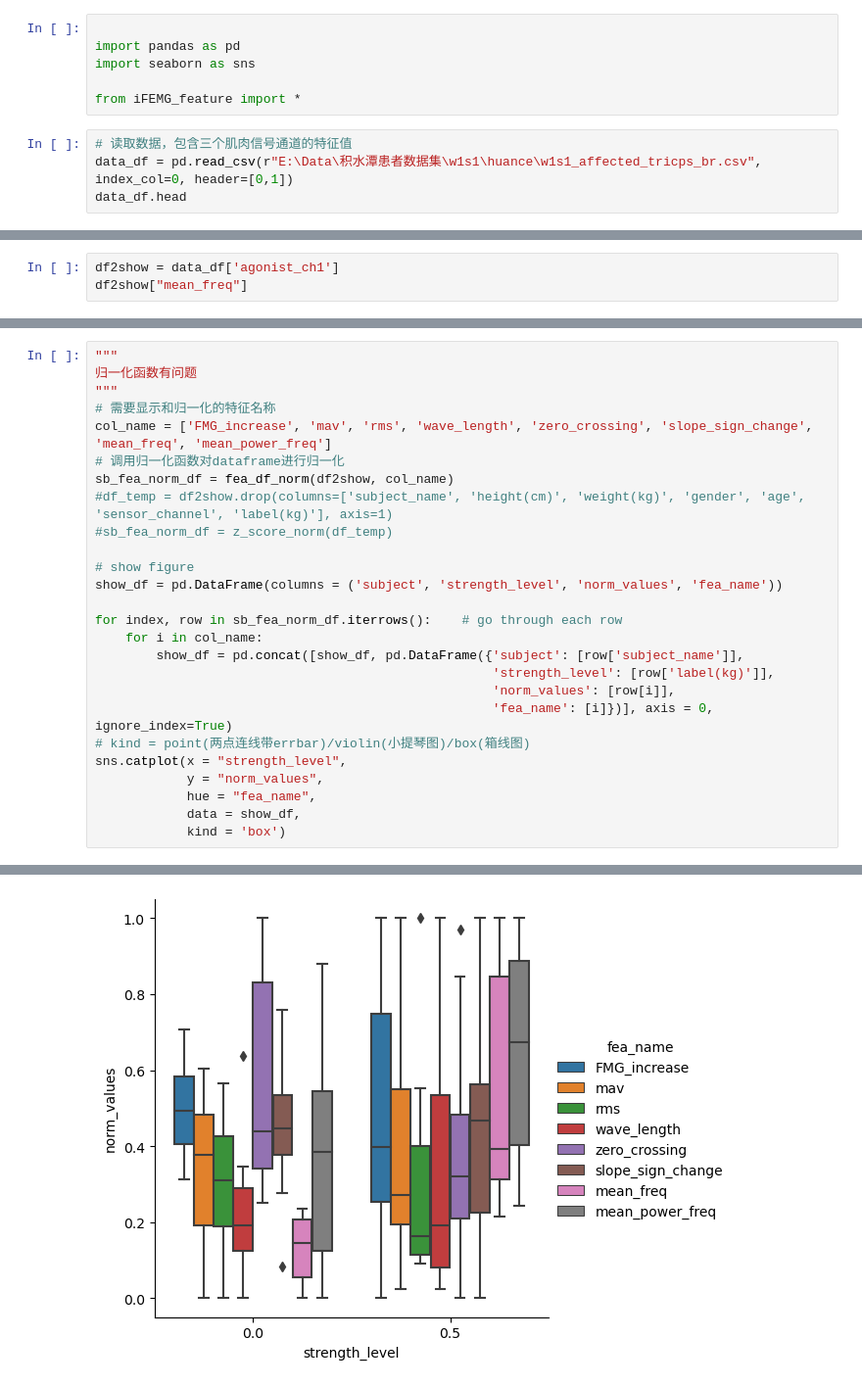
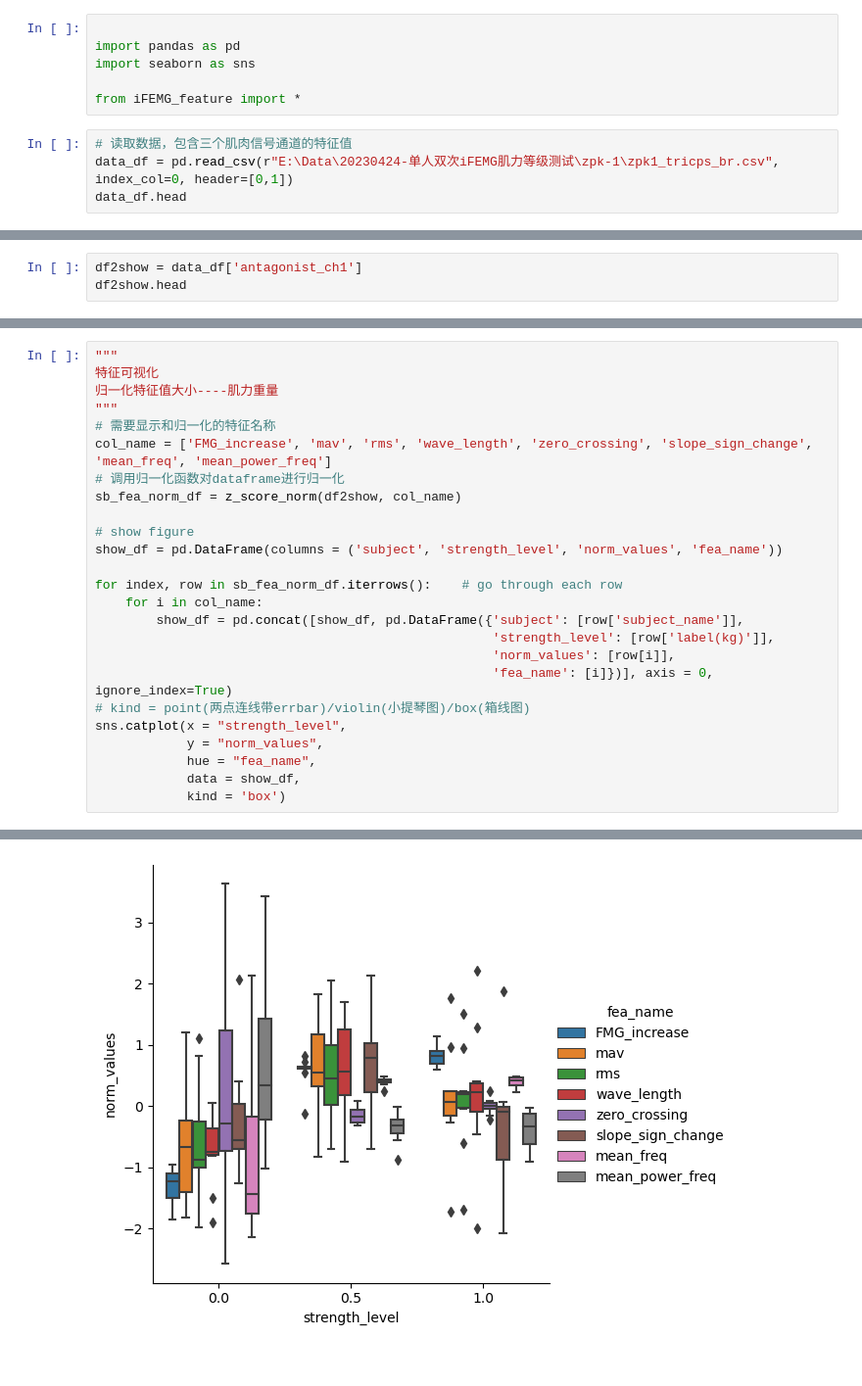
Before and after one commit to WynminMark/FMG-sEMG-processing, a Jupyter notebook: feature_visualization.ipynb, the cells around one changed output, grey strips where cells are left out. Shown at 98% size. Cells and saved outputs as stored; diff of their text form.

```diff
--- a/feature_visualization.ipynb
+++ b/feature_visualization.ipynb
@@ -6,6 +6,6 @@ import seaborn as sns
 from iFEMG_feature import *
 # %%
 # 读取数据，包含三个肌肉信号通道的特征值
-data_df = pd.read_csv(r"E:\Data\积水潭患者数据集\w1s1\huance\w1s1_affected_tricps_br.csv", index_col=0, header=[0,1])
+data_df = pd.read_csv(r"E:\Data\20230424-单人双次iFEMG肌力等级测试\zpk-1\zpk1_tricps_br.csv", index_col=0, header=[0,1])
 data_df.head
 # %% [output]
@@ -29,4 +29,4 @@ data_df.head
 # %%
-df2show = data_df['agonist_ch1']
-df2show["mean_freq"]
+df2show = data_df['antagonist_ch1']
+df2show.head
 # %% [output]
@@ -52,13 +50,12 @@ listdf2show
 # %%
 """
-归一化函数有问题
+特征可视化
+归一化特征值大小----肌力重量
 """
 # 需要显示和归一化的特征名称
 col_name = ['FMG_increase', 'mav', 'rms', 'wave_length', 'zero_crossing', 'slope_sign_change', 'mean_freq', 'mean_power_freq']
 # 调用归一化函数对dataframe进行归一化
-sb_fea_norm_df = fea_df_norm(df2show, col_name)
-#df_temp = df2show.drop(columns=['subject_name', 'height(cm)', 'weight(kg)', 'gender', 'age', 'sensor_channel', 'label(kg)'], axis=1)
-#sb_fea_norm_df = z_score_norm(df_temp)
+sb_fea_norm_df = z_score_norm(df2show, col_name)
 
 # show figure
 show_df = pd.DataFrame(columns = ('subject', 'strength_level', 'norm_values', 'fea_name'))
@@ -85 +77 @@ See the caveats in the documentation: https://pandas.pydata.org/pandas-docs/stab
-[figure, old version]
+[figure, new version]
```
Also changed, not shown: parts of 4 cells of this notebook, 4 other files.
